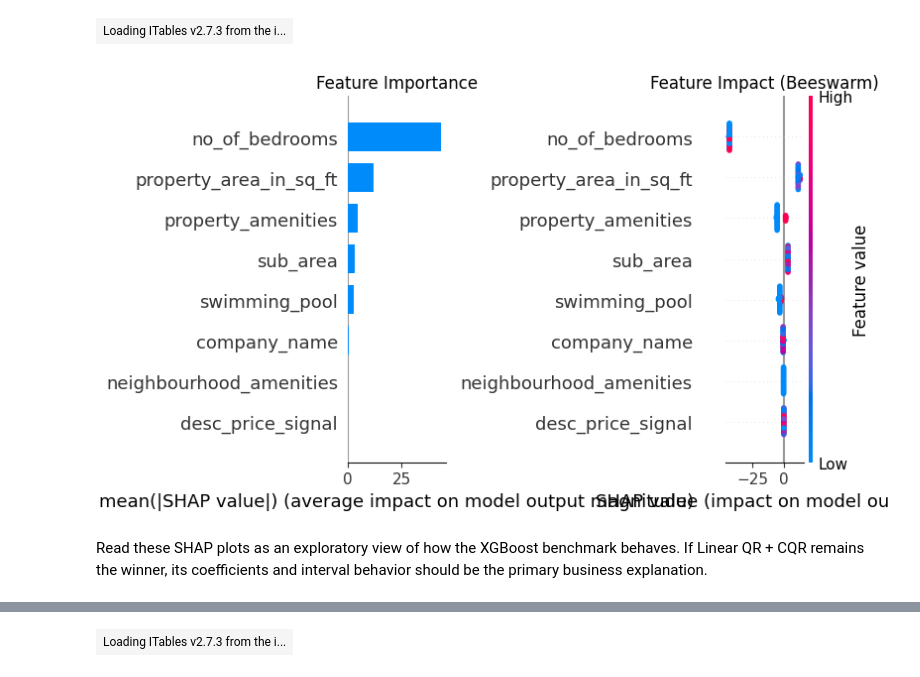
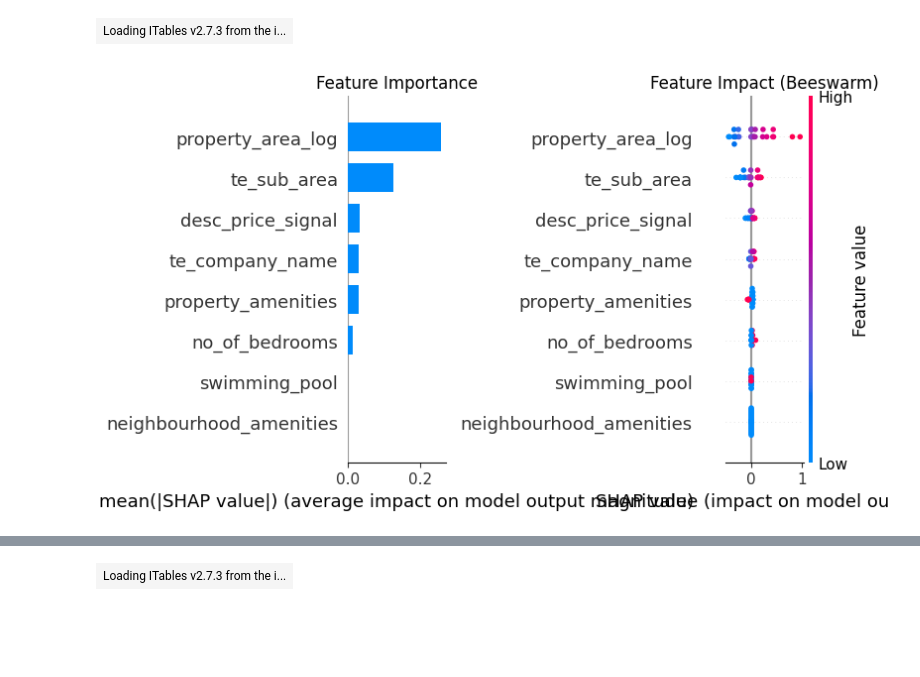
Before and after one commit to AryanDeore/FDC_Case_study, a Jupyter notebook: fdc_case_study.ipynb, the cells around one changed output, grey strips where cells are left out. Drawn from its saved outputs; the diff is of its cells as text; code cells hidden in the pictures; blank space fills up the shorter version.

```diff
--- a/fdc_case_study.ipynb
+++ b/fdc_case_study.ipynb
@@ -1479,26 +1460,0 @@ Columns: ['sub_area', 'property_area_in_sq_ft', 'company_name', 'swimming_pool',
-# %%
-#Calibration split + fit quantile models
-from xgboost import XGBRegressor
-
-x_proper_xgb, x_cal_xgb, y_proper_xgb, y_cal_xgb = train_test_split(
-    x_train_xgb, y_train_xgb, test_size=0.25, random_state=42)
-
-print(f"Proper: {len(x_proper_xgb)}, Calibration: {len(x_cal_xgb)}, Test: {len(x_test_xgb)}")
-
-xgb_models = {}
-for name, alpha in alphas.items():
-    model = XGBRegressor(
-        objective='reg:quantileerror',
-        quantile_alpha=alpha,
-        n_estimators=200,
-        max_depth=2,
-        learning_rate=0.05,
-        min_child_weight=3,
-        subsample=0.7,
-        enable_categorical=True,
-        random_state=42
-    )
-
-    model.fit(x_proper_xgb, y_proper_xgb)
-    xgb_models[name] = model
-    print(f"Fitted XGBoost quantile={alpha}")
@@ -1610,25 +1608,22 @@ show(xgb_results)
 # %% [output]
 | Loading ITables v2.7.3 from the i... |
 # %%
-# SHAP analysis:
 import shap
 
-explainer = shap.TreeExplainer(xgb_models['median'])
-shap_values = explainer.shap_values(X_test_xgb)
+explainer = shap.TreeExplainer(xgb_models2['median'])
+shap_values = explainer.shap_values(x_test_xgb2)
 
 fig, axes = plt.subplots(1, 2, figsize=(16, 6))
 
 plt.sca(axes[0])
-shap.summary_plot(shap_values, X_test_xgb, plot_type='bar', show=False)
+shap.summary_plot(shap_values, x_test_xgb2, plot_type='bar', show=False)
 axes[0].set_title('Feature Importance')
 
 plt.sca(axes[1])
-shap.summary_plot(shap_values, X_test_xgb, show=False)
+shap.summary_plot(shap_values, x_test_xgb2, show=False)
 axes[1].set_title('Feature Impact (Beeswarm)')
 
 plt.tight_layout()
 plt.show()
 # %% [output]
-[figure, old version]
+[figure, new version]
-# %% [markdown]
-Read these SHAP plots as an exploratory view of how the XGBoost benchmark behaves. If Linear QR + CQR remains the winner, its coefficients and interval behavior should be the primary business explanation.
```
Also changed, not shown: parts of 14 cells of this notebook, 17 other files.
